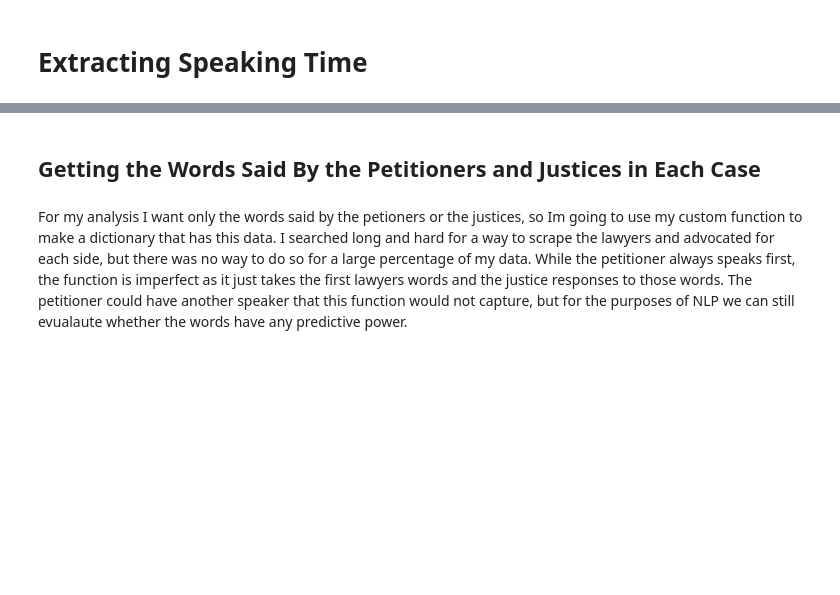
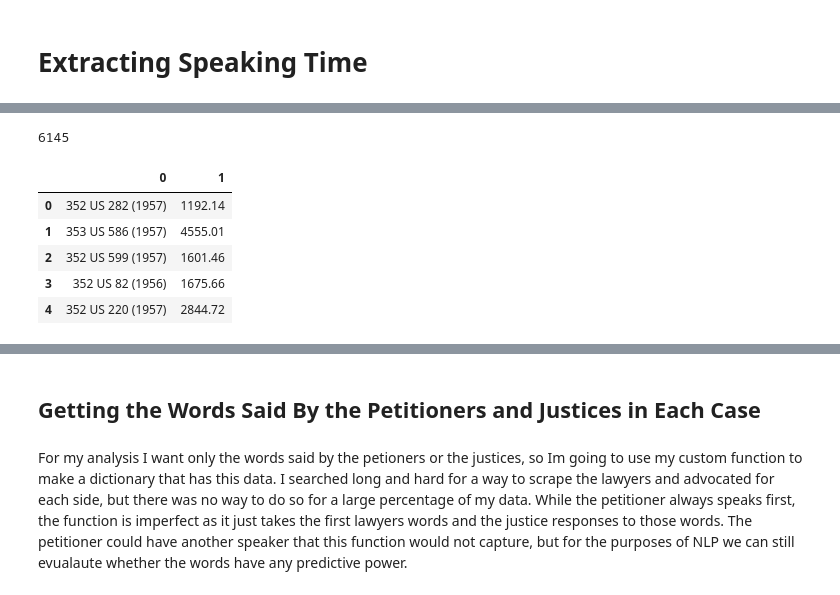
Before and after one commit to acoco10/supreme_court_predictor, a Jupyter notebook: notebooks/Data Cleaning Notebook-Copy1.ipynb, the cells around one changed output, grey strips where cells are left out. Cells and saved outputs as stored; diff of their text form; code cells hidden in the pictures; blank space fills up the shorter version.

```diff
--- a/notebooks/Data Cleaning Notebook-Copy1.ipynb
+++ b/notebooks/Data Cleaning Notebook-Copy1.ipynb
@@ -144,0 +196,17 @@ rbg
+# %%
+petitioner_duration_dict = {}
+for x in speaker_duration:
+    try:
+        petitioner_duration_dict.update({x: get_petitioner_duration(x, justices, case_lawyers_dict, speaker_duration)})
+        #get_petitioner_words is a function which makes a list with the words said only by
+        #the petitioners or the justices in response
+    except:
+        #some of the cases do not have transcripts which breaks the function
+        pass
+# %%
+len(petitioner_duration_dict)
+# %% [output]
+6145
+# %%
+for case in petitioner_duration_dict:
+    petitioner_duration_dict[case] = [item for sublist in petitioner_duration_dict[case] for item in sublist]
@@ -144,0 +218,9 @@ rbg
+# %%
+dfd.head()
+# %% [output]
+|  | 0 | 1 |
+| 0 | 352 US 282 (1957) | 1192.14 |
+| 1 | 353 US 586 (1957) | 4555.01 |
+| 2 | 352 US 599 (1957) | 1601.46 |
+| 3 | 352 US 82 (1956) | 1675.66 |
+| 4 | 352 US 220 (1957) | 2844.72 |
```
Also changed, not shown: parts of 20 cells of this notebook, 22 other files.
